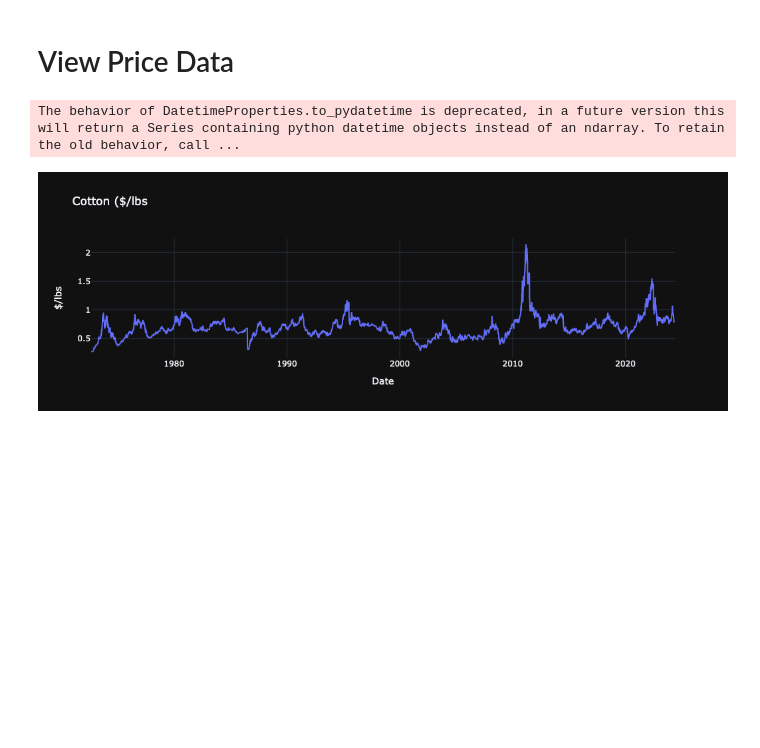
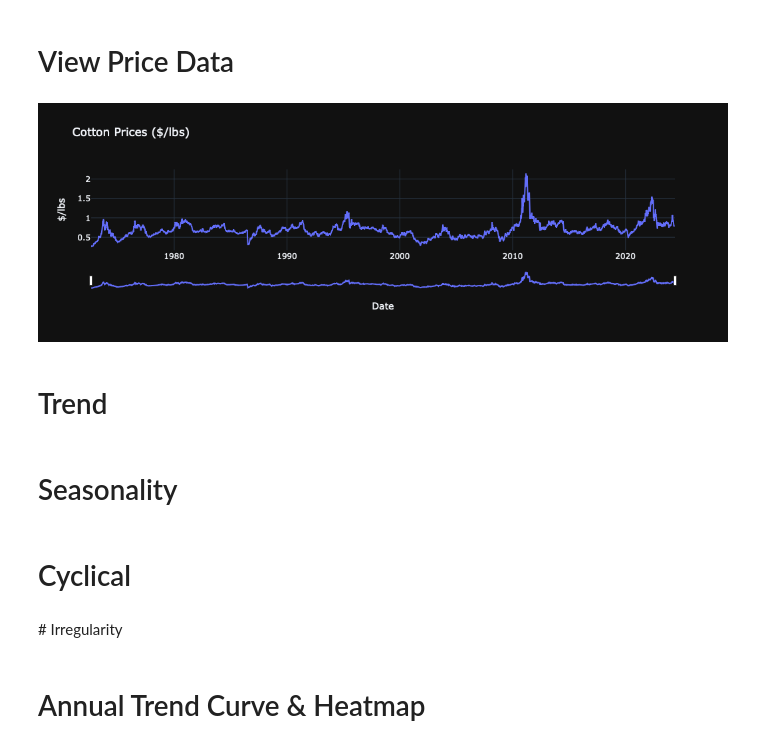
Before and after one commit to zayansalman/cotton-market-intelligence, a Jupyter notebook: cmi_mt_daily.ipynb, the cells around one changed output. Drawn from its saved outputs; the diff is of its cells as text; code cells hidden in the pictures; blank space fills up the shorter version.

```diff
--- a/cmi_mt_daily.ipynb
+++ b/cmi_mt_daily.ipynb
@@ -25,14 +58,37 @@ cotton_df = pd.read_csv(cotton_daily_filepath, skiprows=15, index_col='date', pa
 # %% [markdown]
 # View Price Data
 # %%
-fig = px.line(cotton_df, x=cotton_df.index, y='$/lbs', title='Cotton ($/lbs')
+# Create the line plot with Plotly Graph Objects
+fig = go.Figure(data=go.Scatter(x=cotton_df.index, y=cotton_df['$/lbs'], mode='lines'))
+
+# Set graph layout, including dynamically set y-axis range
 fig.update_layout(
-    #title='Your Custom Title',
+    title='Cotton Prices ($/lbs)',
     xaxis_title='Date',
     yaxis_title='$/lbs',
-    template='plotly_dark'
+    template='plotly_dark',
+    xaxis=dict(
+        rangeslider=dict(
+            visible=True
+        ),
+        type="date"
+    ),
+    yaxis=dict(
+        fixedrange=False  # Allow y-axis to be manually scalable by the user
+    )
 )
+
+# Show the plot
 fig.show()
 # %% [output]
-The behavior of DatetimeProperties.to_pydatetime is deprecated, in a future version this will return a Series containing python datetime objects instead of an ndarray. To retain the old behavior, call ...
-[figure, old version]
+[figure, new version]
+# %% [markdown]
+# Trend
+# %% [markdown]
+# Seasonality
+# %% [markdown]
+# Cyclical
+# %% [markdown]
+# Irregularity
+# %% [markdown]
+# Annual Trend Curve & Heatmap
```
Also changed, not shown: parts of 11 cells of this notebook, 3 other files.
